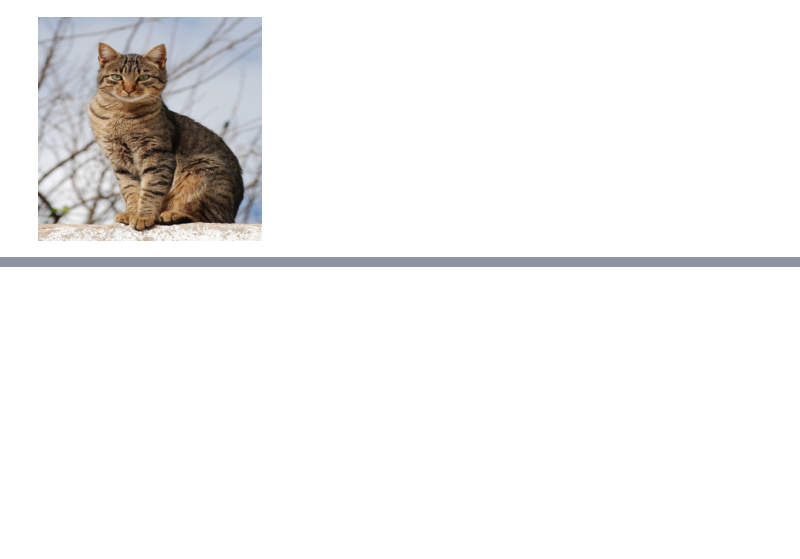
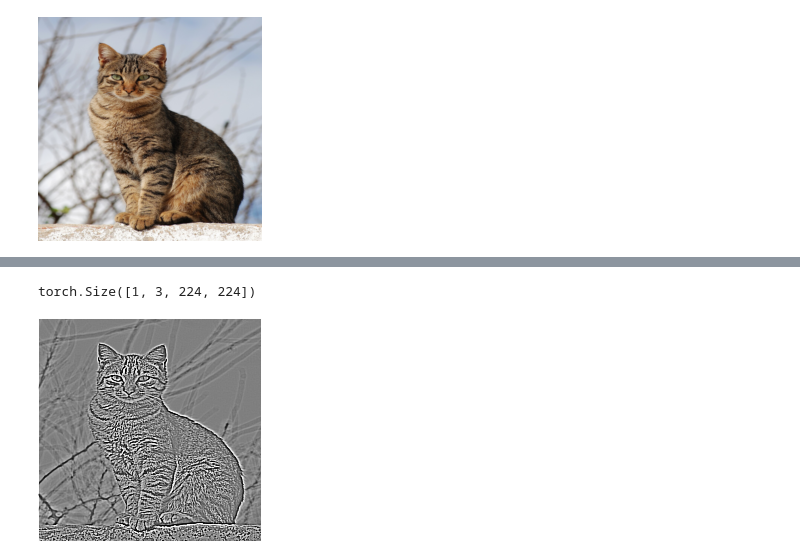
Before and after one commit to KnightAlice/VisualSearch, a Jupyter notebook: shiftformer_advanced_vis.ipynb, the cells around one changed output, grey strips where cells are left out. Saved outputs shown, nothing was run; the diff lists cells and outputs as text; code cells hidden in the pictures; blank space fills up the shorter version.

```diff
--- a/shiftformer_advanced_vis.ipynb
+++ b/shiftformer_advanced_vis.ipynb
@@ -154,0 +164,30 @@ plot.plot(loss_rec)
+# %%
+
+# Load image
+image_tensor = img_tensor[0].unsqueeze(0).detach().cpu()  # Convert to grayscale
+print(image_tensor.shape)
+# Define simple edge detection kernels
+edge_kernel = torch.tensor([[[[-1, -1, -1],
+                              [-1,  8, -1],
+                              [-1, -1, -1]]]], dtype=torch.float32)
+edge_kernel=torch.tile(edge_kernel,(1,3,1,1))
+
+# Alternatively, you can use a simple horizontal or vertical kernel:
+# edge_kernel = torch.tensor([[[[-1, 0, 1],
+#                               [-1, 0, 1],
+#                               [-1, 0, 1]]]], dtype=torch.float32)
+
+# Apply convolution
+edge_mask = F.conv2d(image_tensor, edge_kernel, padding=1)
+
+# Normalize the output to range 0-1
+edge_mask = torch.sigmoid(edge_mask)
+
+# Remove batch dimension and convert to PIL Image for visualization
+edge_mask_image = transforms.ToPILImage()(edge_mask.squeeze(0))
+
+# Display the result
+display(edge_mask_image)
+# %% [output]
+torch.Size([1, 3, 224, 224])
+[figure, added]
```
Also changed, not shown: parts of 5 cells of this notebook, 4 other files.
